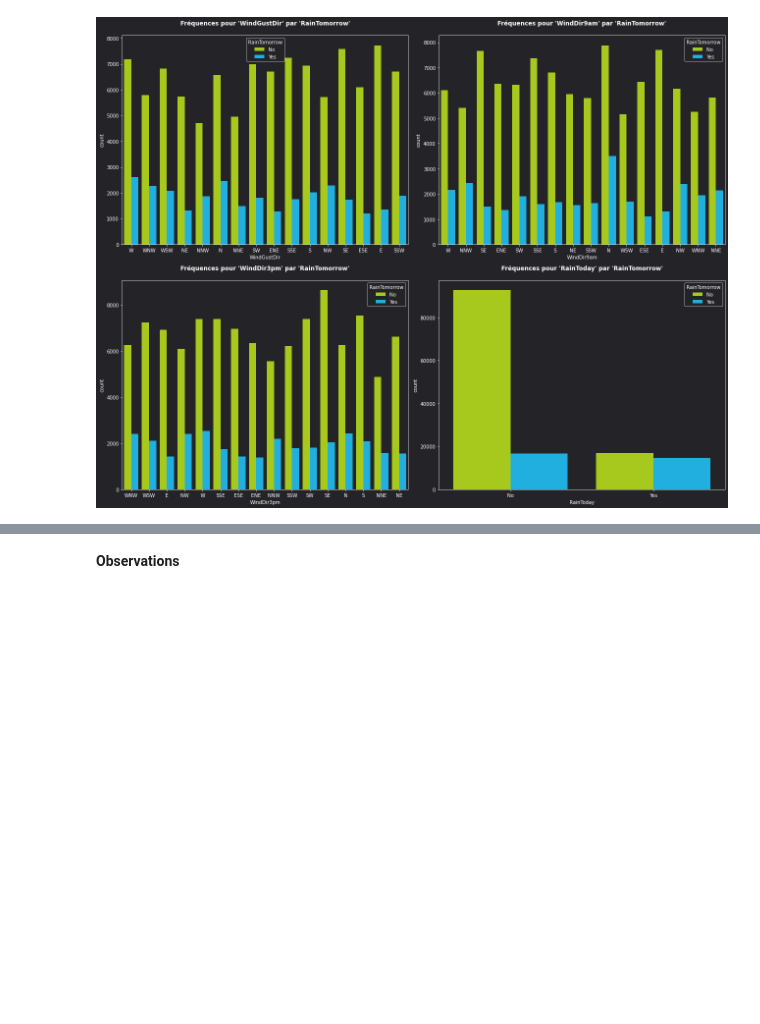
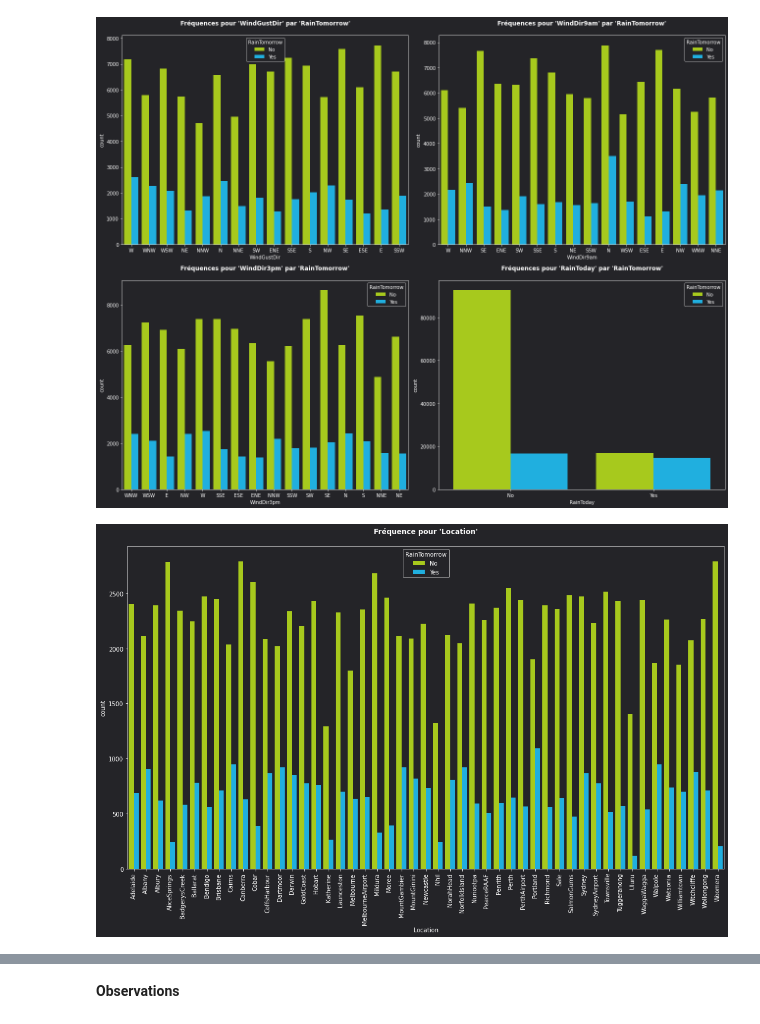
Before and after one commit to ElodieBayet/ai-developer, a Jupyter notebook: 06.projects/03.final/eda_weather.ipynb, the cells around one changed output, grey strips where cells are left out. Cells and saved outputs as stored; diff of their text form; code cells hidden in the pictures; blank space fills up the shorter version.

```diff
--- a/06.projects/03.final/eda_weather.ipynb
+++ b/06.projects/03.final/eda_weather.ipynb
@@ -652,4 +694,13 @@ for i, col in enumerate(['WindGustDir', 'WindDir9am', 'WindDir3pm', 'RainToday']
 plt.show()
 # %% [output]
 [figure]
+# %%
+# (!) - Location
+plt.figure(figsize=(18, 10))
+plt.title(f"Fréquence pour 'Location'\n")
+sns.countplot(data=weather_data.sort_values('Location'), x='Location', hue='RainTomorrow', hue_order=['No', 'Yes'], palette=palette_c)
+plt.xticks(rotation=90)
+plt.show()
+# %% [output]
+[figure, added]
 # %%
```
Also changed, not shown: parts of 26 cells of this notebook, 2 other files.
